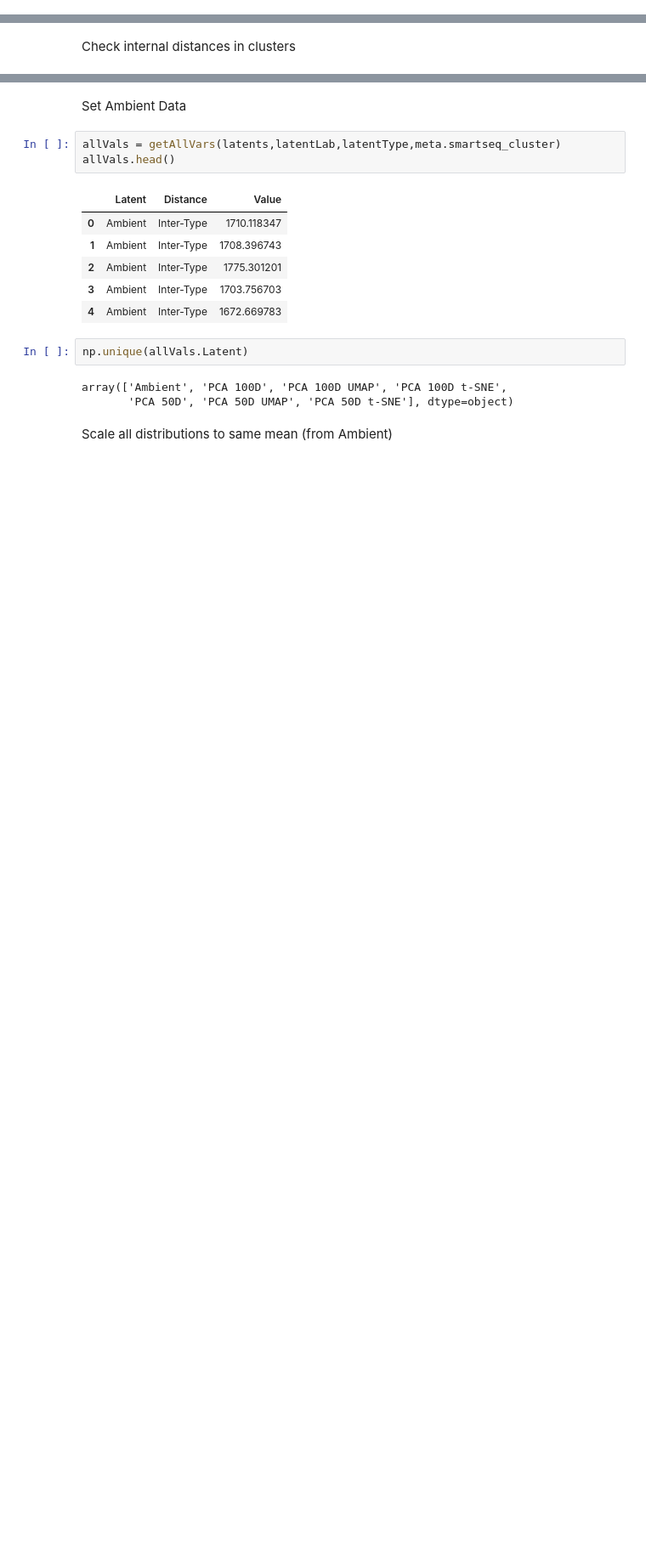
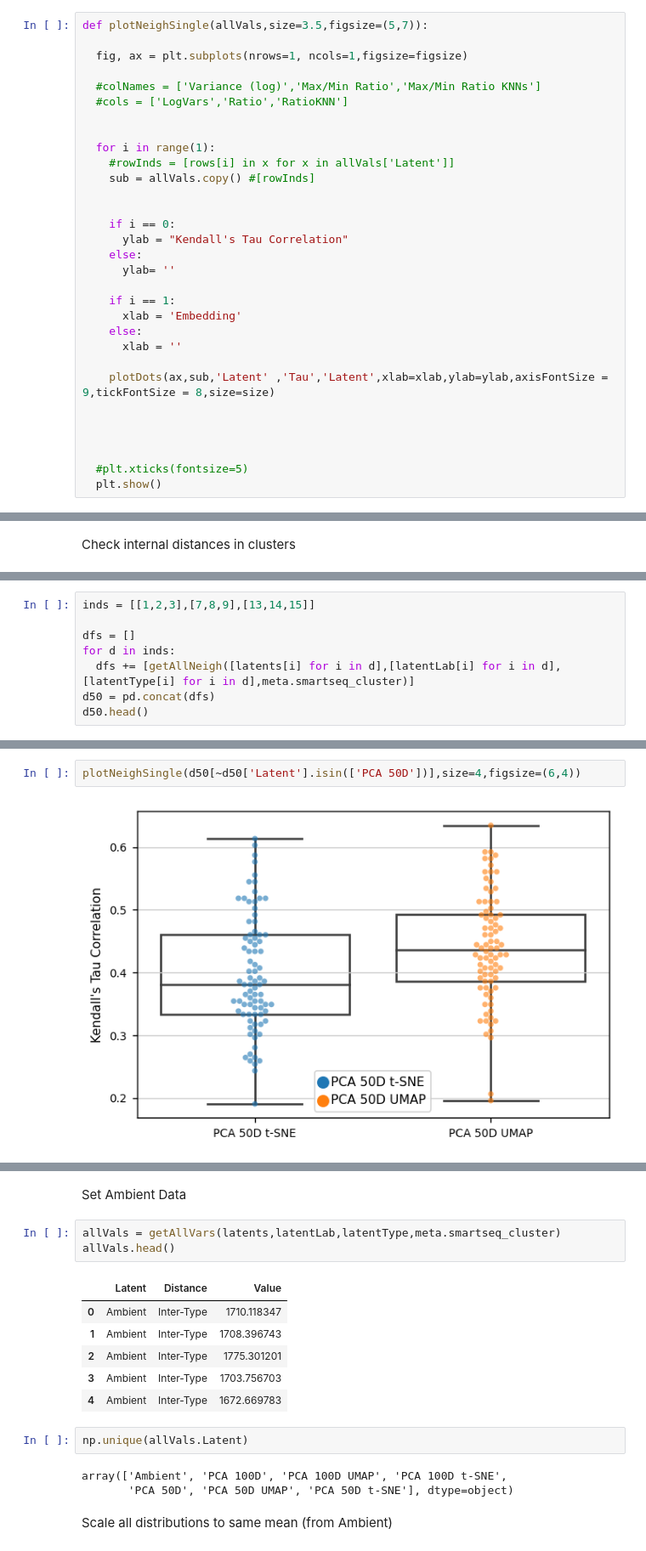
Before and after one commit to pachterlab/CBP_2021, a Jupyter notebook: notebooks/allInterIntraDistortions.ipynb, the cells around one changed output, grey strips where cells are left out. Shown at 85% size. Drawn from its saved outputs; the diff is of its cells as text; blank space fills up the shorter version.

```diff
--- a/notebooks/allInterIntraDistortions.ipynb
+++ b/notebooks/allInterIntraDistortions.ipynb
@@ -438,6 +438,37 @@ def plotNeigh(allVals,size=3.5):
 
   #plt.xticks(fontsize=5)
   plt.show()
+# %%
+def plotNeighSingle(allVals,size=3.5,figsize=(5,7)):
+
+  fig, ax = plt.subplots(nrows=1, ncols=1,figsize=figsize)
+
+  #colNames = ['Variance (log)','Max/Min Ratio','Max/Min Ratio KNNs']
+  #cols = ['LogVars','Ratio','RatioKNN']
+
+
+  for i in range(1):
+    #rowInds = [rows[i] in x for x in allVals['Latent']]
+    sub = allVals.copy() #[rowInds]
+
+
+    if i == 0:
+      ylab = "Kendall's Tau Correlation"
+    else:
+      ylab= ''
+
+    if i == 1:
+      xlab = 'Embedding'
+    else:
+      xlab = ''
+
+    plotDots(ax,sub,'Latent' ,'Tau','Latent',xlab=xlab,ylab=ylab,axisFontSize = 9,tickFontSize = 8,size=size)
+
+
+
+
+  #plt.xticks(fontsize=5)
+  plt.show()
 # %% [markdown]
 ### **Smart-seq Data**
 # %%
@@ -496,0 +550,8 @@ plotNeigh(allNeigh,size=4)
+# %%
+inds = [[1,2,3],[7,8,9],[13,14,15]]
+
+dfs = []
+for d in inds:
+  dfs += [getAllNeigh([latents[i] for i in d],[latentLab[i] for i in d],[latentType[i] for i in d],meta.smartseq_cluster)]
+d50 = pd.concat(dfs)
+d50.head()
@@ -496,0 +565,4 @@ plotNeigh(allNeigh,size=4)
+# %%
+plotNeighSingle(d50[~d50['Latent'].isin(['PCA 50D'])],size=4,figsize=(6,4))
+# %% [output]
+[figure, added]
```
Also changed, not shown: parts of 21 cells of this notebook.
